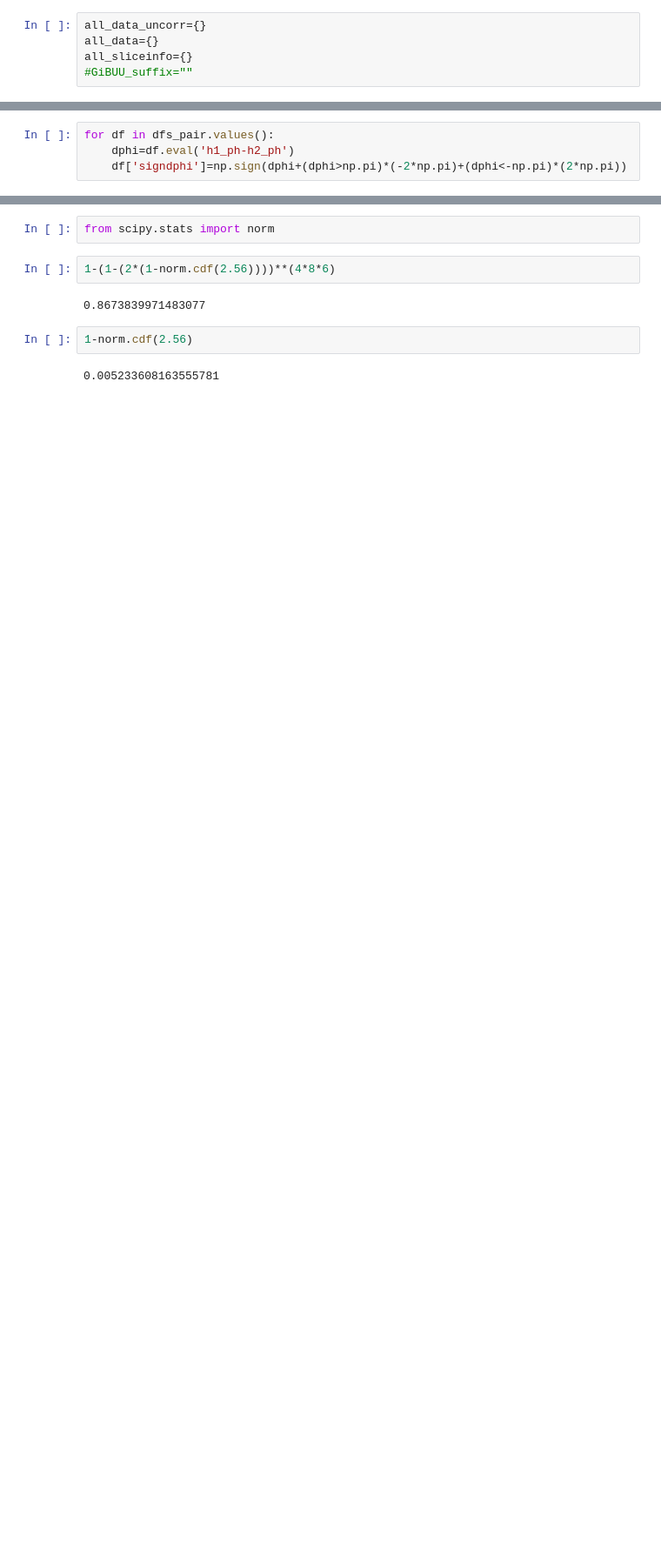
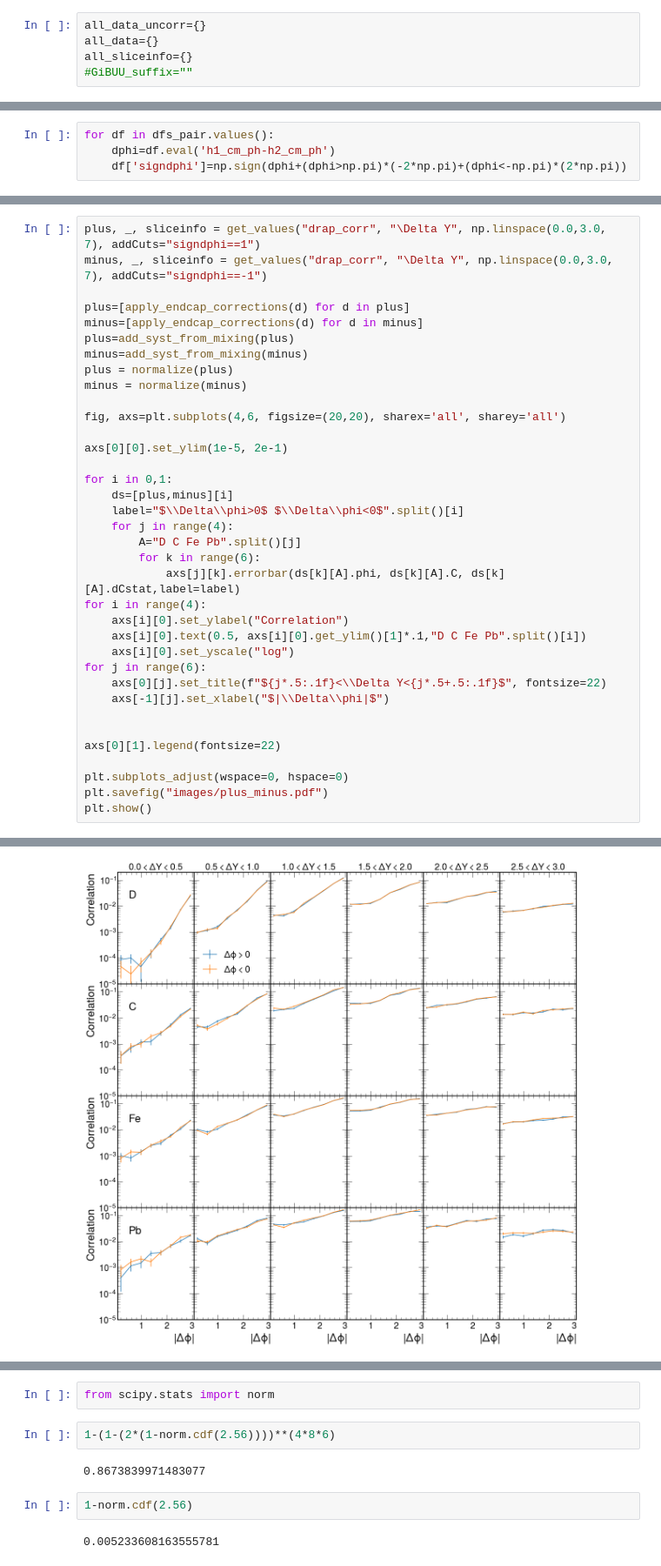
Before and after one commit to smoranvas/di-hadron, a Jupyter notebook: PionProtonCutsSystematics.ipynb, the cells around one changed output, grey strips where cells are left out. Shown at 87% size. Drawn from its saved outputs; the diff is of its cells as text; blank space fills up the shorter version.

```diff
--- a/PionProtonCutsSystematics.ipynb
+++ b/PionProtonCutsSystematics.ipynb
@@ -849,5 +869,5 @@ plt.hist2d(d.h2_p,d.h2_T4, bins=100)
 [figure]
 # %%
 for df in dfs_pair.values():
-    dphi=df.eval('h1_ph-h2_ph')
+    dphi=df.eval('h1_cm_ph-h2_cm_ph')
     df['signdphi']=np.sign(dphi+(dphi>np.pi)*(-2*np.pi)+(dphi<-np.pi)*(2*np.pi))
@@ -879,0 +898,37 @@ large deviation in ratio target Pb bin 5; z=1.3705830206864982
+# %%
+plus, _, sliceinfo = get_values("drap_corr", "\Delta Y", np.linspace(0.0,3.0, 7), addCuts="signdphi==1")
+minus, _, sliceinfo = get_values("drap_corr", "\Delta Y", np.linspace(0.0,3.0, 7), addCuts="signdphi==-1")
+
+plus=[apply_endcap_corrections(d) for d in plus]
+minus=[apply_endcap_corrections(d) for d in minus]
+plus=add_syst_from_mixing(plus)
+minus=add_syst_from_mixing(minus)
+plus = normalize(plus)
+minus = normalize(minus)
+
+fig, axs=plt.subplots(4,6, figsize=(20,20), sharex='all', sharey='all')
+
+axs[0][0].set_ylim(1e-5, 2e-1)
+
+for i in 0,1:
+    ds=[plus,minus][i]
+    label="$\\Delta\\phi>0$ $\\Delta\\phi<0$".split()[i]
+    for j in range(4):
+        A="D C Fe Pb".split()[j]
+        for k in range(6):
+            axs[j][k].errorbar(ds[k][A].phi, ds[k][A].C, ds[k][A].dCstat,label=label)
+for i in range(4):
+    axs[i][0].set_ylabel("Correlation")
+    axs[i][0].text(0.5, axs[i][0].get_ylim()[1]*.1,"D C Fe Pb".split()[i])
+    axs[i][0].set_yscale("log")
+for j in range(6):
+    axs[0][j].set_title(f"${j*.5:.1f}<\\Delta Y<{j*.5+.5:.1f}$", fontsize=22)
+    axs[-1][j].set_xlabel("$|\\Delta\\phi|$")
+
+
+axs[0][1].legend(fontsize=22)
+
+plt.subplots_adjust(wspace=0, hspace=0)
+plt.savefig("images/plus_minus.pdf")
+plt.show()
+# %% [output]
@@ -879,0 +947 @@ large deviation in ratio target Pb bin 5; z=1.3705830206864982
+[figure, added]
```
Also changed, not shown: parts of 15 cells of this notebook, 17 other files.
